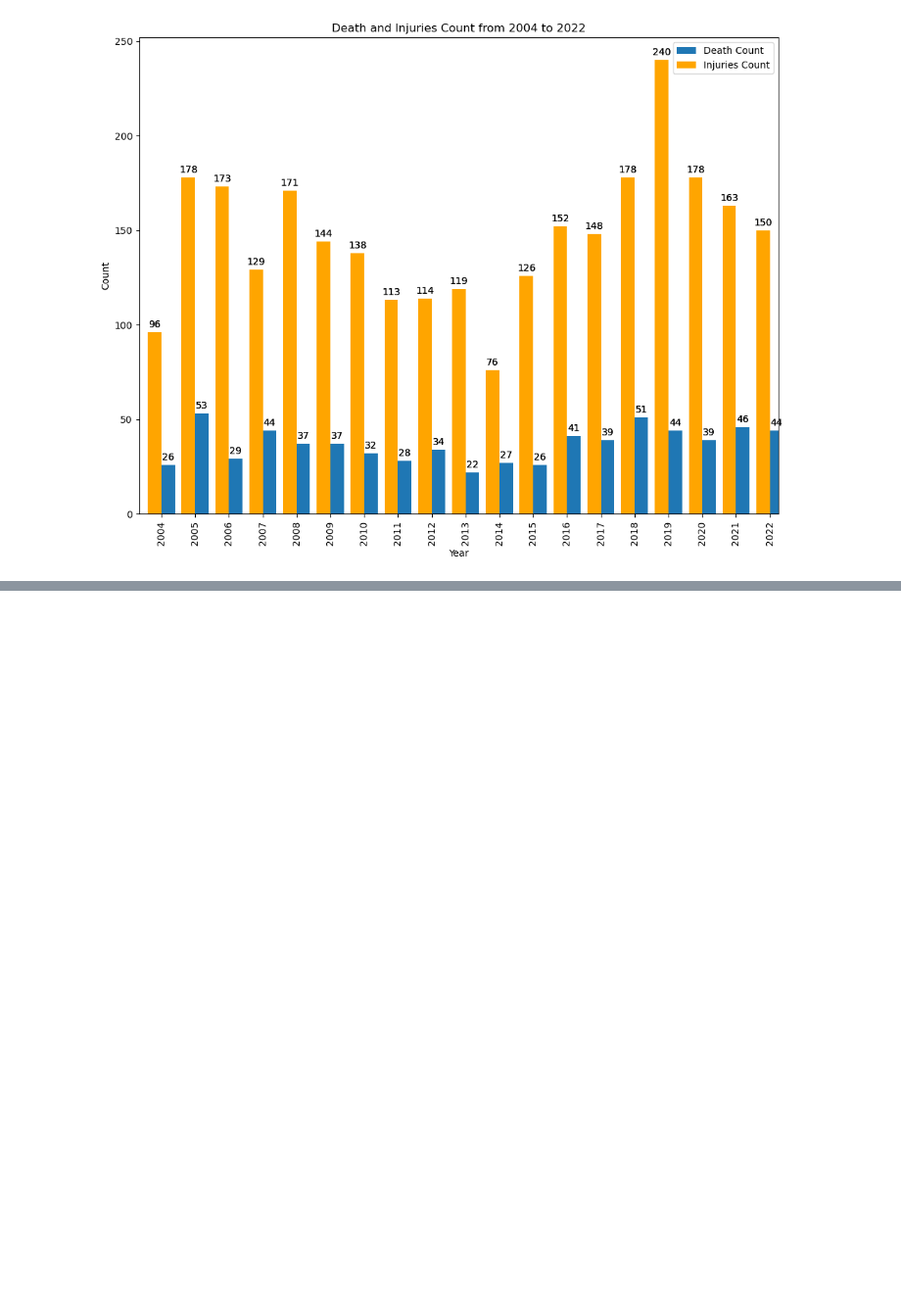
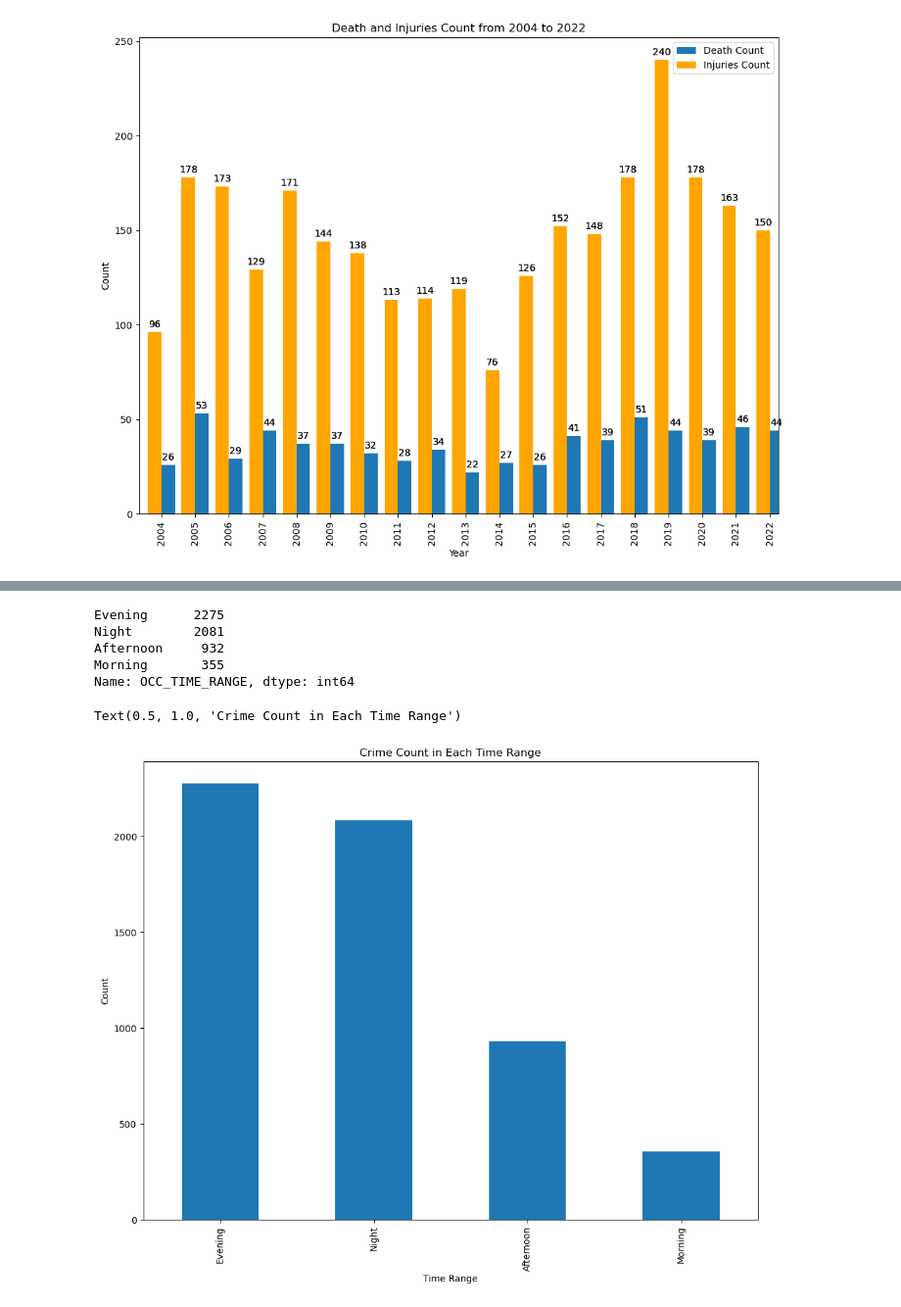
Before and after one commit to Dianalxy1/schulich_date_science, a Jupyter notebook: MMAI5000/5000_groupproject.ipynb, the cells around one changed output, grey strips where cells are left out. Shown at 98% size. Drawn from its saved outputs; the diff is of its cells as text; code cells hidden in the pictures; blank space fills up the shorter version.

```diff
--- a/MMAI5000/5000_groupproject.ipynb
+++ b/MMAI5000/5000_groupproject.ipynb
@@ -194,0 +225,22 @@ ax.legend()
+# %%
+# Find out what time range occurs the most crime,night,eventing or morning
+df2['OCC_TIME_RANGE'].unique()
+
+# calculate the number of crime in each time range
+df2['OCC_TIME_RANGE'].value_counts()
+# %% [output]
+Evening      2275
+Night        2081
+Afternoon     932
+Morning       355
+Name: OCC_TIME_RANGE, dtype: int64
+# %%
+# plot the number of crime in each time range
+fig, ax = plt.subplots(figsize=(12, 9))
+df2['OCC_TIME_RANGE'].value_counts().plot(kind='bar', ax=ax)
+ax.set_xlabel('Time Range')
+ax.set_ylabel('Count')
+ax.set_title('Crime Count in Each Time Range')
+# %% [output]
+Text(0.5, 1.0, 'Crime Count in Each Time Range')
+[figure, added]
```
Also changed, not shown: parts of 7 cells of this notebook, 1 other file.
